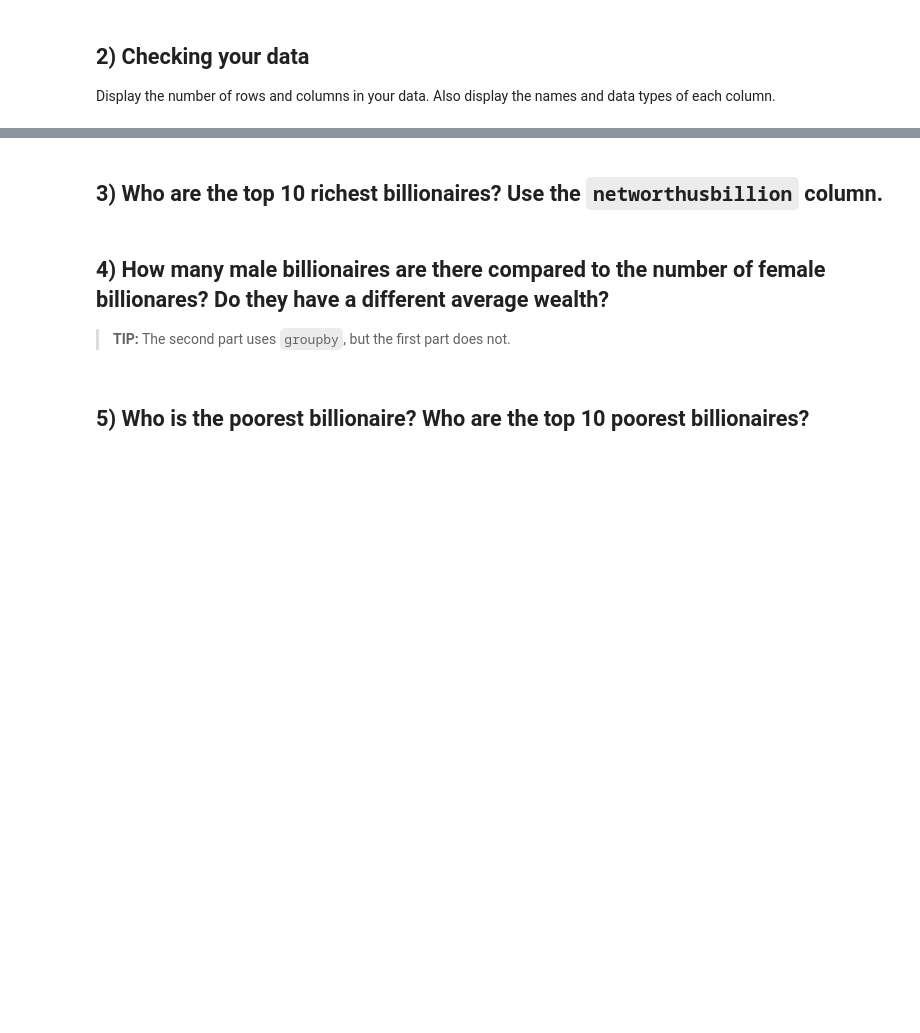
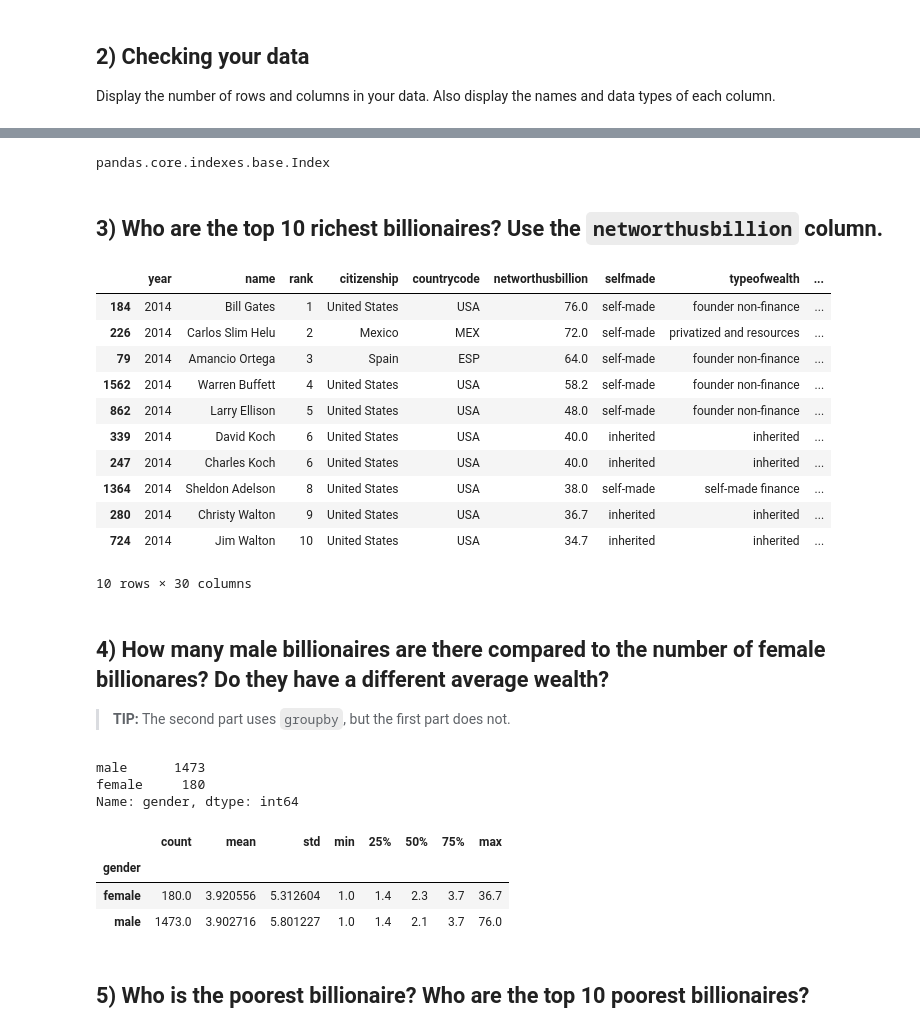
Before and after one commit to christiano2301/foundations, a Jupyter notebook: 05 - pandas (billionaires).ipynb, the cells around one changed output, grey strips where cells are left out. Saved outputs shown, nothing was run; the diff lists cells and outputs as text; code cells hidden in the pictures; blank space fills up the shorter version.

```diff
--- a/05 - pandas (billionaires).ipynb
+++ b/05 - pandas (billionaires).ipynb
@@ -42,8 +63,40 @@ Display the number of rows and columns in your data. Also display the names and
+# %%
+type(df.columns)
+# %% [output]
+pandas.core.indexes.base.Index
 # %% [markdown]
 ## 3) Who are the top 10 richest billionaires? Use the `networthusbillion` column.
+# %%
+df.sort_values(by='networthusbillion', ascending=False).head(10)
+# %% [output]
+|  | year | name | rank | citizenship | countrycode | networthusbillion | selfmade | typeofwealth | ... |
+| 184 | 2014 | Bill Gates | 1 | United States | USA | 76.0 | self-made | founder non-finance | ... |
+| 226 | 2014 | Carlos Slim Helu | 2 | Mexico | MEX | 72.0 | self-made | privatized and resources | ... |
+| 79 | 2014 | Amancio Ortega | 3 | Spain | ESP | 64.0 | self-made | founder non-finance | ... |
+| 1562 | 2014 | Warren Buffett | 4 | United States | USA | 58.2 | self-made | founder non-finance | ... |
+| 862 | 2014 | Larry Ellison | 5 | United States | USA | 48.0 | self-made | founder non-finance | ... |
+| 339 | 2014 | David Koch | 6 | United States | USA | 40.0 | inherited | inherited | ... |
+| 247 | 2014 | Charles Koch | 6 | United States | USA | 40.0 | inherited | inherited | ... |
+| 1364 | 2014 | Sheldon Adelson | 8 | United States | USA | 38.0 | self-made | self-made finance | ... |
+| 280 | 2014 | Christy Walton | 9 | United States | USA | 36.7 | inherited | inherited | ... |
+| 724 | 2014 | Jim Walton | 10 | United States | USA | 34.7 | inherited | inherited | ... |
+10 rows × 30 columns
 # %% [markdown]
 ## 4) How many male billionaires are there compared to the number of female billionares? Do they have a different average wealth?
 
 > **TIP:** The second part uses `groupby`, but the first part does not.
+# %%
+df['gender'].value_counts()
+# %% [output]
+male      1473
+female     180
+Name: gender, dtype: int64
+# %%
+df.groupby("gender")['networthusbillion'].describe()
+# %% [output]
+|  | count | mean | std | min | 25% | 50% | 75% | max |
+| gender |  |  |  |  |  |  |  |  |
+| female | 180.0 | 3.920556 | 5.312604 | 1.0 | 1.4 | 2.3 | 3.7 | 36.7 |
+| male | 1473.0 | 3.902716 | 5.801227 | 1.0 | 1.4 | 2.1 | 3.7 | 76.0 |
 # %% [markdown]
 ## 5) Who is the poorest billionaire? Who are the top 10 poorest billionaires?
```
Also changed, not shown: parts of 16 cells of this notebook.
